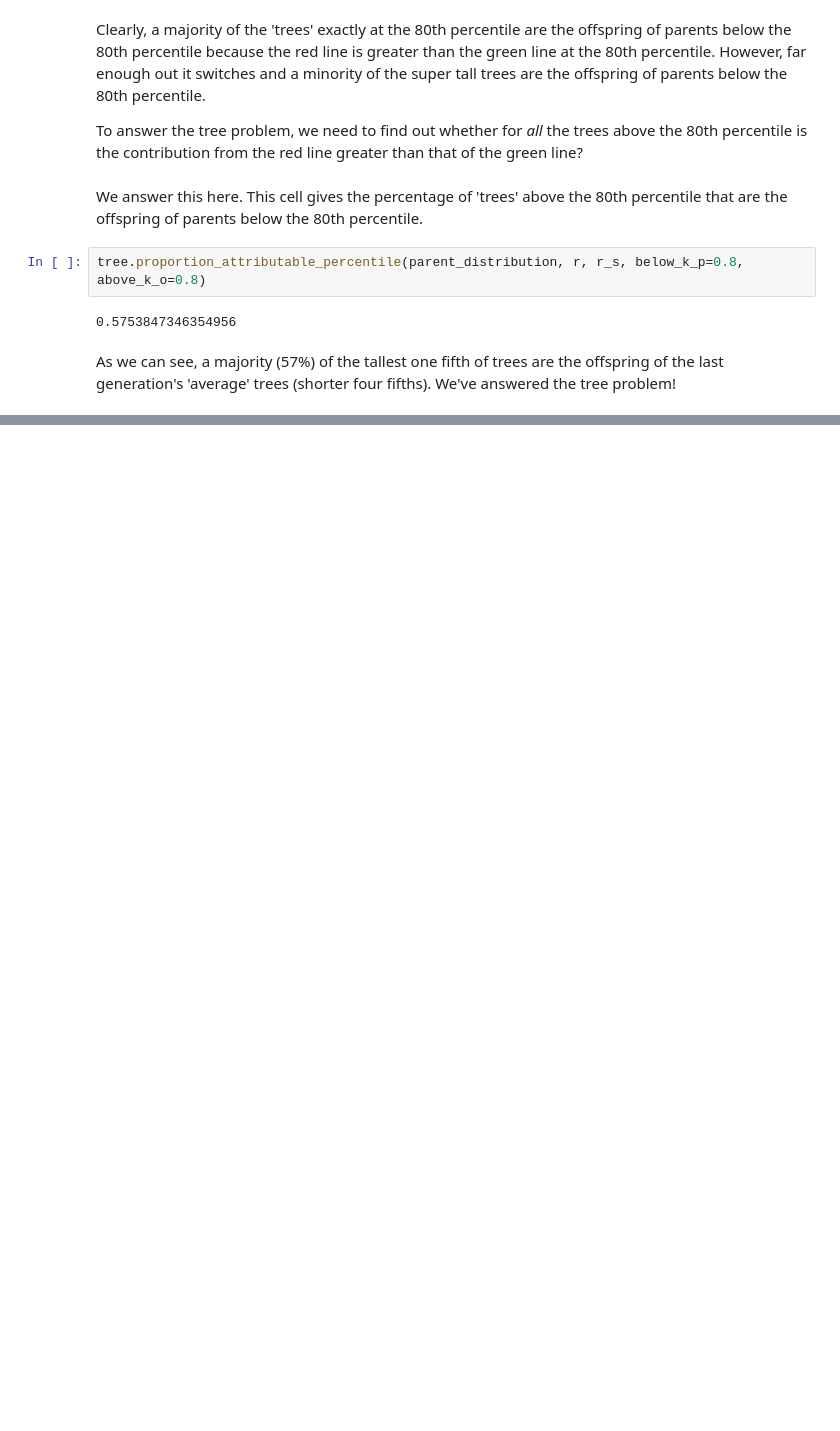
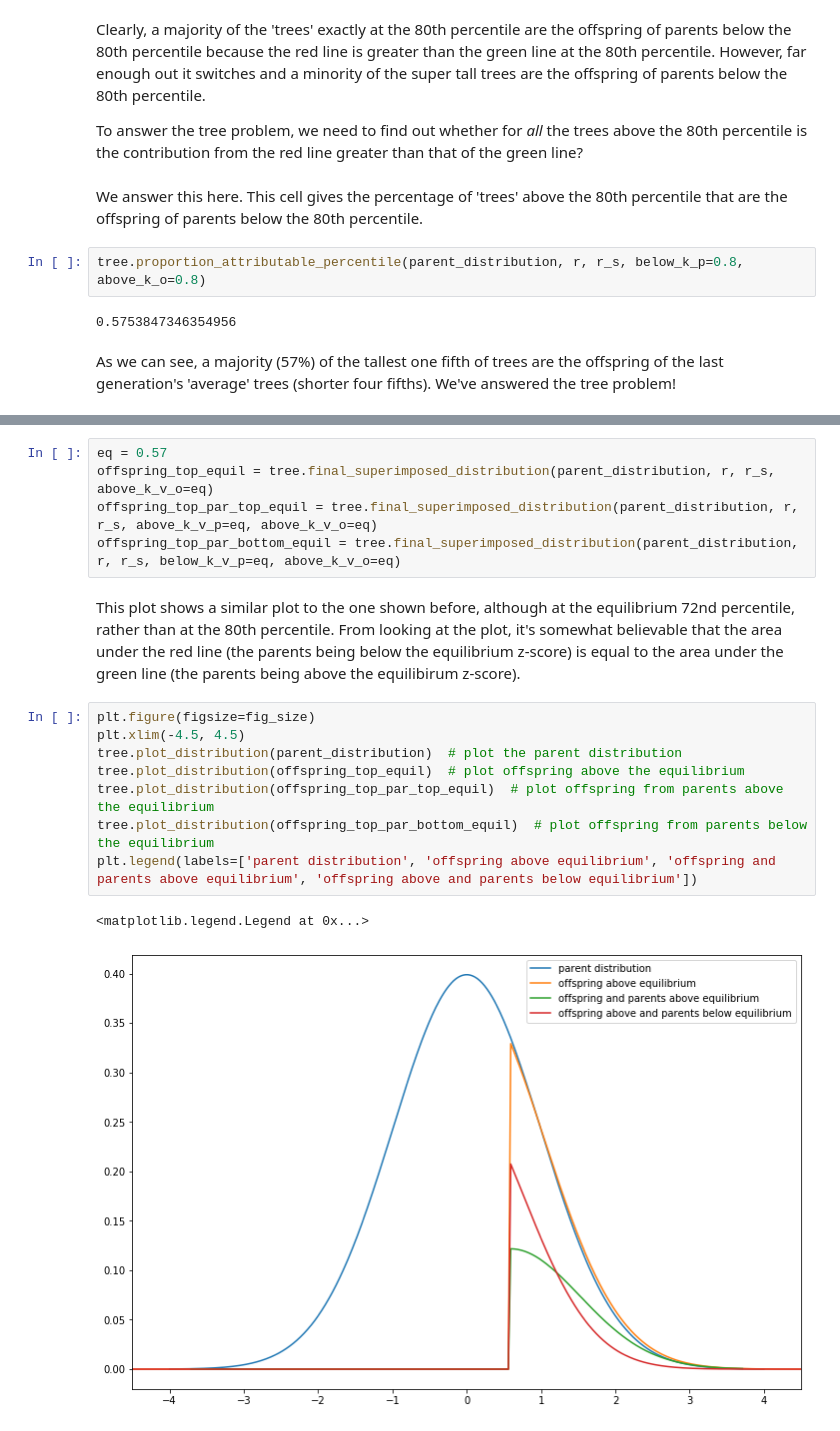
Before and after one commit to jessebmurray/polygenic, a Jupyter notebook: tree_project_explainer.ipynb, the cells around one changed output, grey strips where cells are left out. Saved outputs shown, nothing was run; the diff lists cells and outputs as text; blank space fills up the shorter version.

```diff
--- a/tree_project_explainer.ipynb
+++ b/tree_project_explainer.ipynb
@@ -255,0 +279,18 @@ As we can see, a majority (57%) of the tallest one fifth of trees are the offspr
+# %%
+eq = 0.57
+offspring_top_equil = tree.final_superimposed_distribution(parent_distribution, r, r_s, above_k_v_o=eq)
+offspring_top_par_top_equil = tree.final_superimposed_distribution(parent_distribution, r, r_s, above_k_v_p=eq, above_k_v_o=eq)
+offspring_top_par_bottom_equil = tree.final_superimposed_distribution(parent_distribution, r, r_s, below_k_v_p=eq, above_k_v_o=eq)
+# %% [markdown]
+This plot shows a similar plot to the one shown before, although at the equilibrium 72nd percentile, rather than at the 80th percentile. From looking at the plot, it's somewhat believable that the area under the red line (the parents being below the equilibrium z-score) is equal to the area under the green line (the parents being above the equilibirum z-score).
+# %%
+plt.figure(figsize=fig_size)
+plt.xlim(-4.5, 4.5)
+tree.plot_distribution(parent_distribution)  # plot the parent distribution
+tree.plot_distribution(offspring_top_equil)  # plot offspring above the equilibrium
+tree.plot_distribution(offspring_top_par_top_equil)  # plot offspring from parents above the equilibrium
+tree.plot_distribution(offspring_top_par_bottom_equil)  # plot offspring from parents below the equilibrium
+plt.legend(labels=['parent distribution', 'offspring above equilibrium', 'offspring and parents above equilibrium', 'offspring above and parents below equilibrium'])
+# %% [output]
+<matplotlib.legend.Legend at 0x...>
+[figure, added]
```
Also changed, not shown: parts of 9 cells of this notebook.
